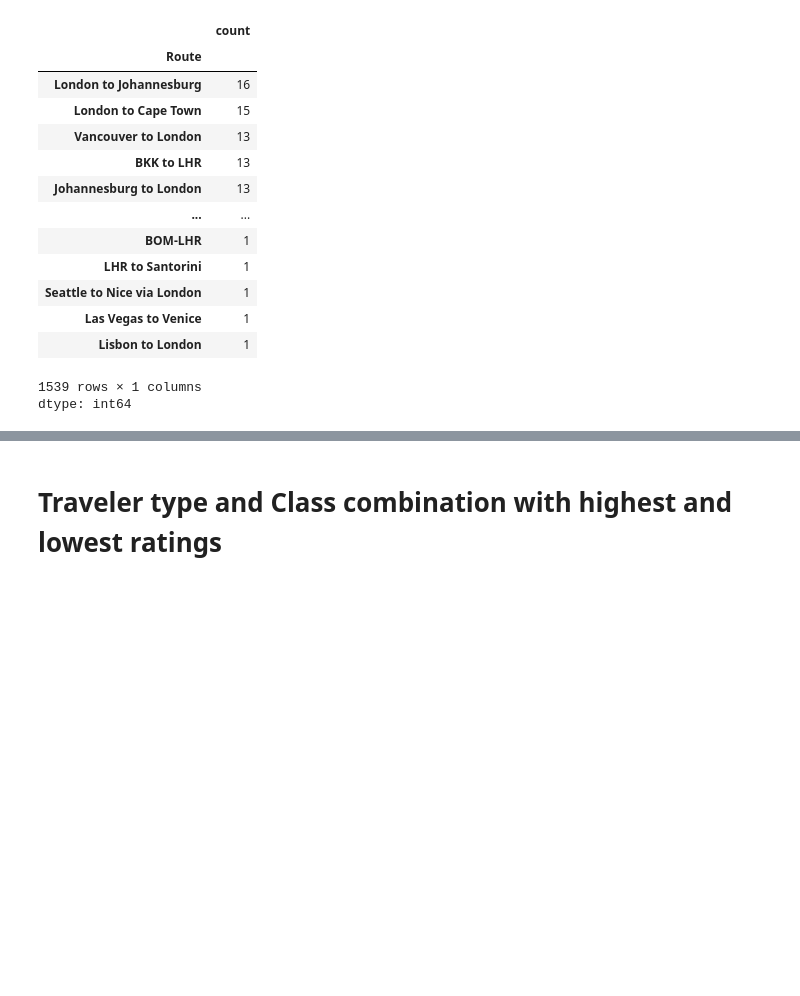
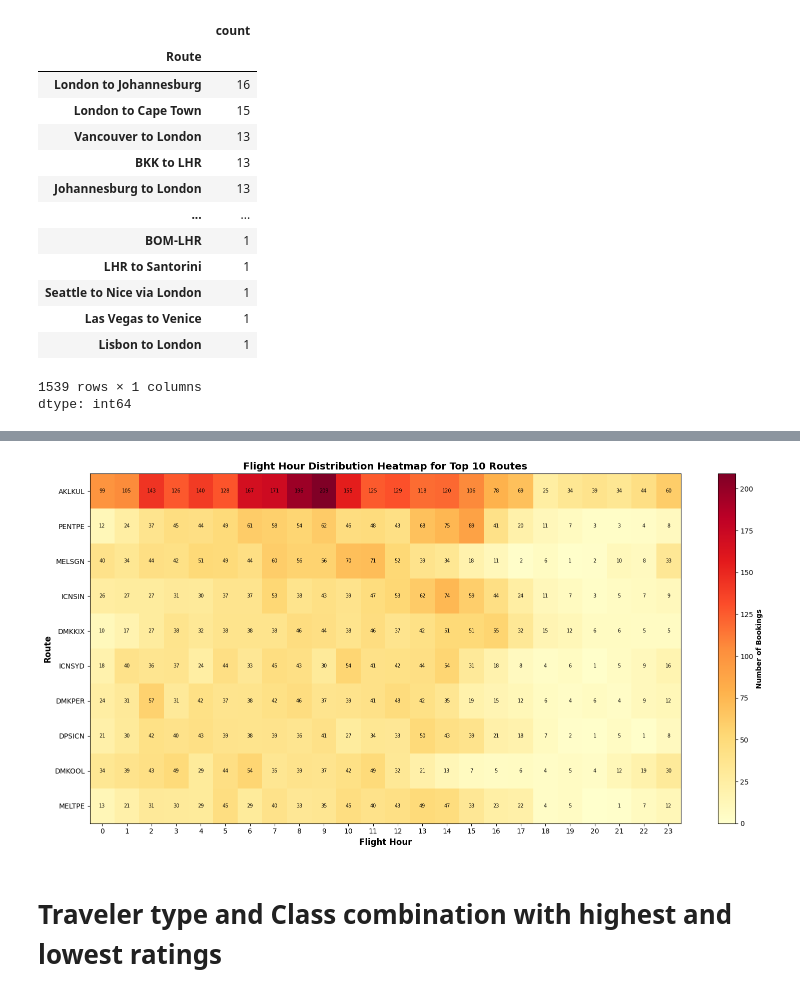
Before and after one commit to seiftarek158/ACL2, a Jupyter notebook: Ibra/starter.ipynb, the cells around one changed output, grey strips where cells are left out. Cells and saved outputs as stored; diff of their text form; code cells hidden in the pictures; blank space fills up the shorter version.

```diff
--- a/Ibra/starter.ipynb
+++ b/Ibra/starter.ipynb
@@ -780,3 +688,46 @@ for hour in range(24):
+# %%
+eqdf2 = pd.read_csv('/content/Passanger_booking_data.csv')
+eqdf2 = eqdf2.drop_duplicates()
+# %%
+import matplotlib.pyplot as plt
+import numpy as np
+
+# Get top 10 routes and create heatmap data
+top_10_routes = eqdf2['route'].value_counts().head(10).index.tolist()
+heatmap_data = []
+for route in top_10_routes:
+    route_data = eqdf2[eqdf2['route'] == route]
+    hour_counts = route_data['flight_hour'].value_counts().reindex(range(24), fill_value=0)
+    heatmap_data.append(hour_counts.values)
+
+heatmap_array = np.array(heatmap_data)
+
+# Create heatmap
+fig, ax = plt.subplots(figsize=(16, 8))
+im = ax.imshow(heatmap_array, cmap='YlOrRd', aspect='auto')
+
+# Set labels and title
+ax.set_xticks(range(24))
+ax.set_xticklabels(range(24))
+ax.set_yticks(range(10))
+ax.set_yticklabels(top_10_routes)
+ax.set_xlabel('Flight Hour', fontweight='bold', fontsize=12)
+ax.set_ylabel('Route', fontweight='bold', fontsize=12)
+ax.set_title('Flight Hour Distribution Heatmap for Top 10 Routes', fontweight='bold', fontsize=14)
+
+# Add colorbar and annotations
+cbar = plt.colorbar(im, ax=ax)
+cbar.set_label('Number of Bookings', fontweight='bold')
+
+for i in range(len(top_10_routes)):
+    for j in range(24):
+        if heatmap_array[i, j] > 0:
+            ax.text(j, i, int(heatmap_array[i, j]), ha="center", va="center", color="black", fontsize=7)
+
+plt.tight_layout()
+plt.show()
+# %% [output]
+[figure, added]
 # %% [markdown]
 # **Traveler type and Class combination with highest and lowest ratings**
 # %%
```
Also changed, not shown: parts of 9 cells of this notebook.
